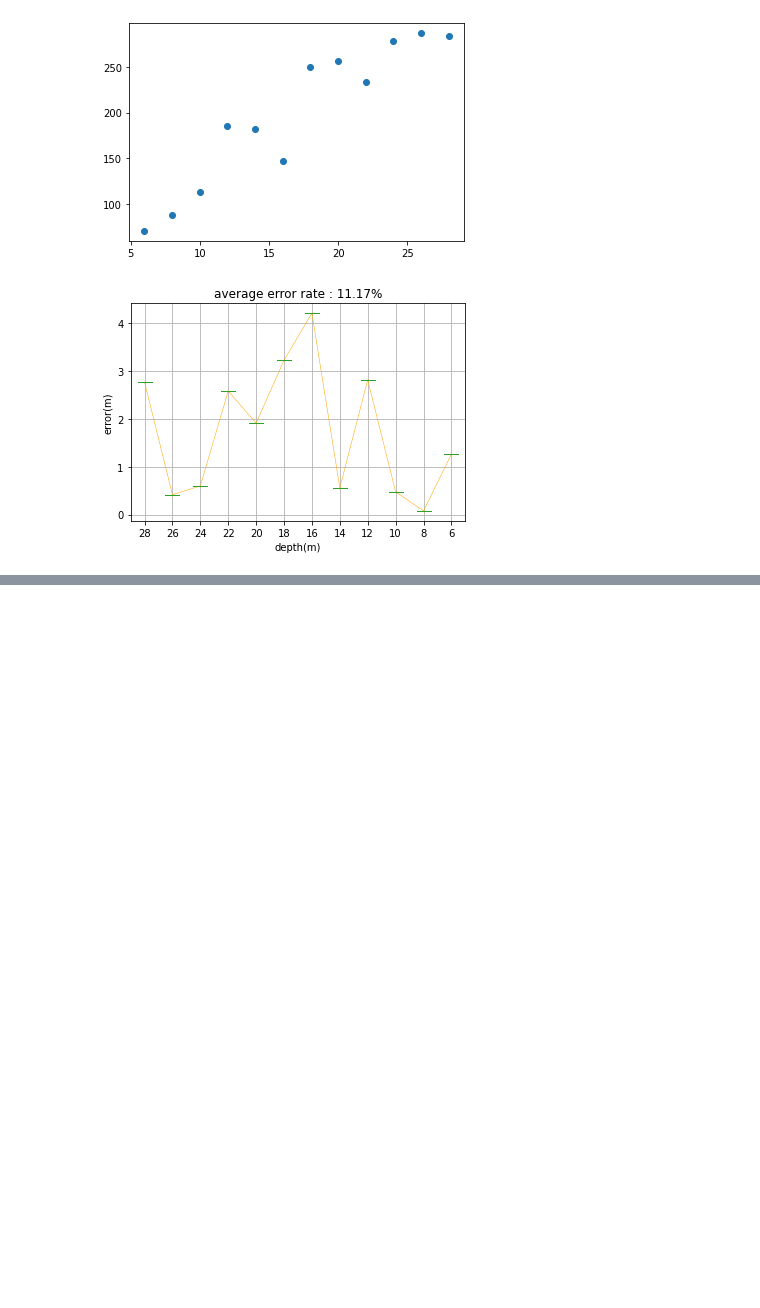
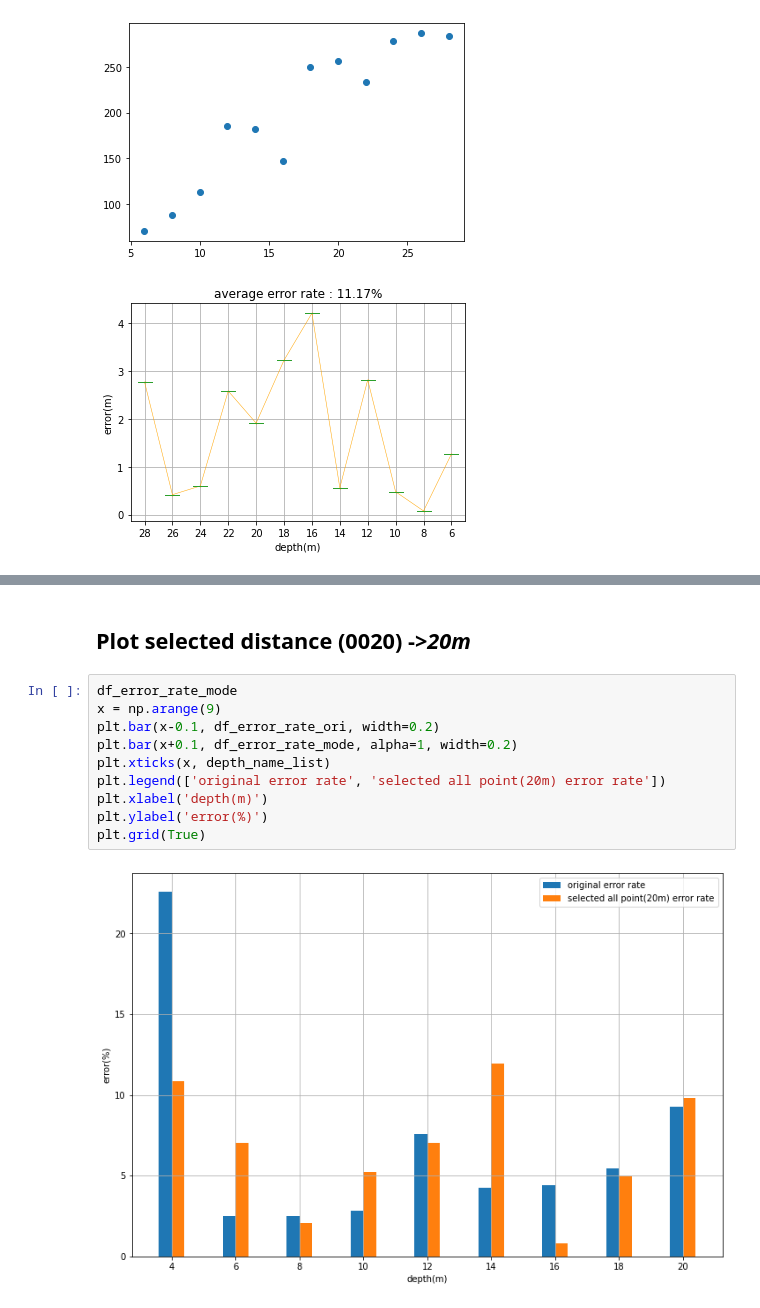
Before and after one commit to YoungseokOh/Depth-evaluation, a Jupyter notebook: plot_example.ipynb, the cells around one changed output, grey strips where cells are left out. Saved outputs shown, nothing was run; the diff lists cells and outputs as text; blank space fills up the shorter version.

```diff
--- a/plot_example.ipynb
+++ b/plot_example.ipynb
@@ -251,0 +262,14 @@ selected_depth_list = utils.coord_to_depth(selected_dist_path, box_coord)
+# %% [markdown]
+## Plot selected distance (0020) ->*20m*
+# %%
+df_error_rate_mode
+x = np.arange(9)
+plt.bar(x-0.1, df_error_rate_ori, width=0.2)
+plt.bar(x+0.1, df_error_rate_mode, alpha=1, width=0.2)
+plt.xticks(x, depth_name_list)
+plt.legend(['original error rate', 'selected all point(20m) error rate'])
+plt.xlabel('depth(m)')
+plt.ylabel('error(%)')
+plt.grid(True)
+# %% [output]
+[figure, added]
```
Also changed, not shown: parts of 74 cells of this notebook.
